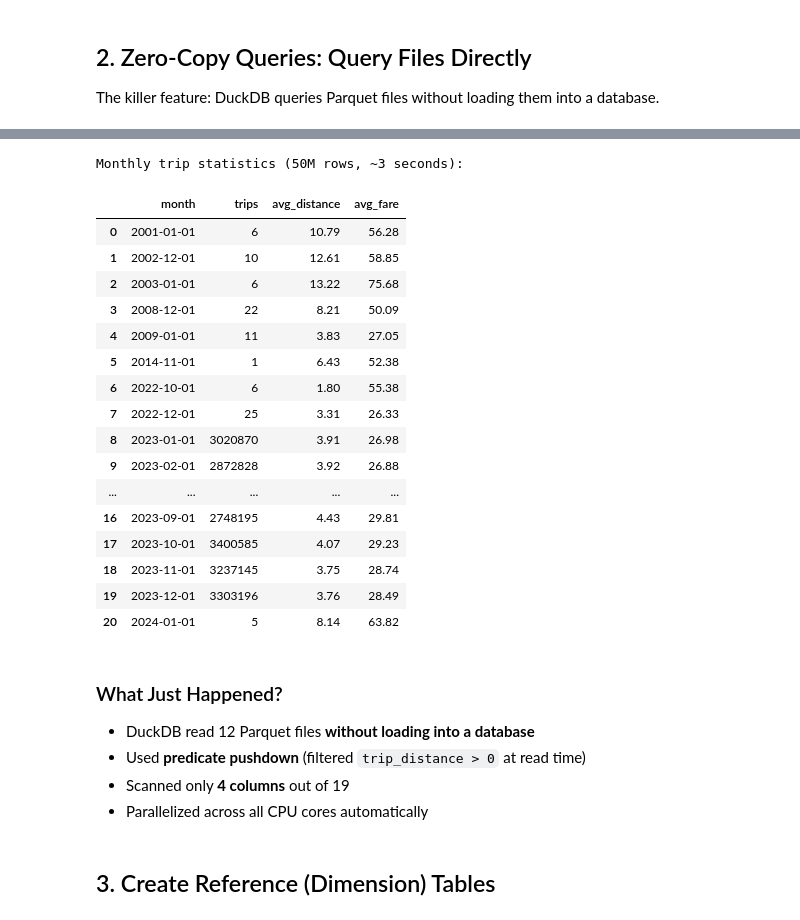
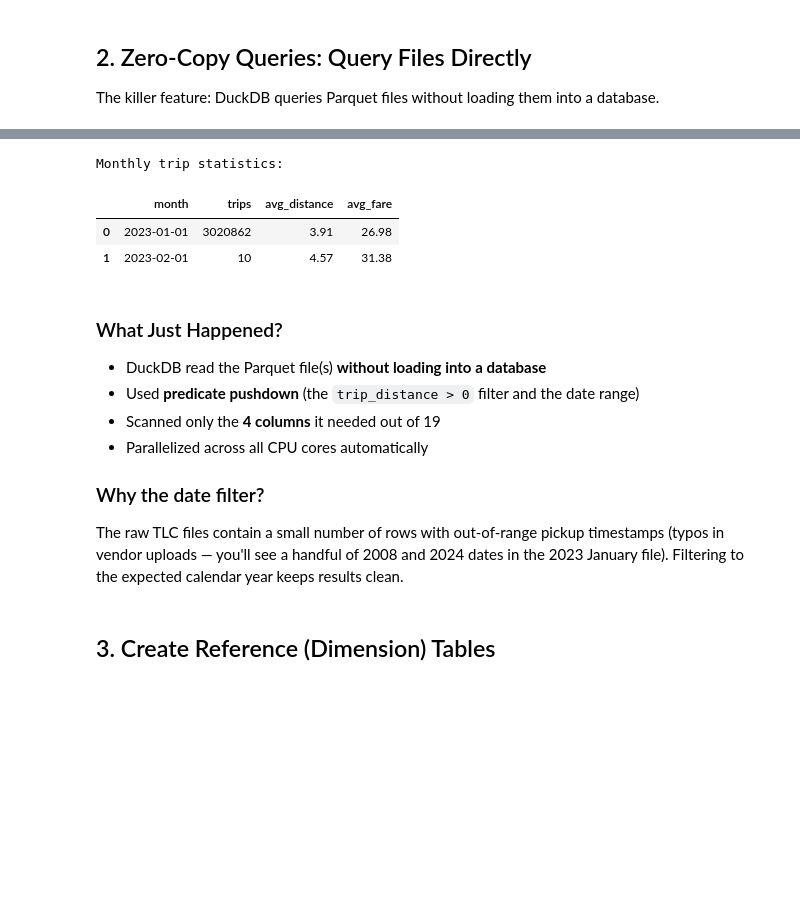
Before and after one commit to arshadansari27/local-first-analytics-code, a Jupyter notebook: chapter-05/chapter_05_duckdb_warehouse.ipynb, the cells around one changed output, grey strips where cells are left out. Drawn from its saved outputs; the diff is of its cells as text; code cells hidden in the pictures; blank space fills up the shorter version.

```diff
--- a/chapter-05/chapter_05_duckdb_warehouse.ipynb
+++ b/chapter-05/chapter_05_duckdb_warehouse.ipynb
@@ -40,23 +46,21 @@ print("✓ Setup complete")
 # %%
 con = duckdb.connect()
 
-# Download all 2023 monthly files and convert to Parquet
-# This grabs ~50M rows total
-for month in range(1, 13):
+MONTHS = [1]  # change to list(range(1, 13)) for the full year (~600MB)
+
+for month in MONTHS:
     url = (
-        f"https://d37ci6vzurychx.cloudfront.net/trip-data/"
-        f"yellow_tripdata_2023-{month:02d}.parquet"
+        f'https://d37ci6vzurychx.cloudfront.net/trip-data/'
+        f'yellow_tripdata_2023-{month:02d}.parquet'
     )
-    output = f"data/raw/taxi/yellow_tripdata_2023-{month:02d}.parquet"
+    output = f'data/raw/taxi/yellow_tripdata_2023-{month:02d}.parquet'
 
     con.execute(f"""
         COPY (
             SELECT * FROM read_parquet('{url}')
         ) TO '{output}' (FORMAT PARQUET, COMPRESSION ZSTD)
     """)
+    print(f'Downloaded month {month}')
 
-    print(f"✓ Downloaded month {month}")
-
-con.close()
-print("\n[COMPLETE] All 12 months downloaded")
+print(f'Total months downloaded: {len(MONTHS)}')
 # %% [output]
@@ -106,47 +73,38 @@ Monthly trip statistics (50M rows, ~3 seconds):
 # %%
-con = duckdb.connect()
-
-# Query all 50M rows across 12 files
+# Aggregate across every Parquet file in the directory.
+# DuckDB does column projection + predicate pushdown automatically.
 result = con.execute("""
     SELECT
         DATE_TRUNC('month', tpep_pickup_datetime) AS month,
         COUNT(*) AS trips,
         ROUND(AVG(trip_distance), 2) AS avg_distance,
         ROUND(AVG(total_amount), 2) AS avg_fare
-    FROM read_parquet('data/raw/taxi/*.parquet', union_by_name=1)
+    FROM read_parquet('data/raw/taxi/yellow_tripdata_*.parquet')
     WHERE trip_distance > 0
+      AND tpep_pickup_datetime >= TIMESTAMP '2023-01-01'
+      AND tpep_pickup_datetime <  TIMESTAMP '2024-01-01'
     GROUP BY 1
     ORDER BY 1
 """).df()
 
-print("Monthly trip statistics (50M rows, ~3 seconds):")
+print('Monthly trip statistics:')
 result
 # %% [output]
-Monthly trip statistics (50M rows, ~3 seconds):
+Monthly trip statistics:
 |  | month | trips | avg_distance | avg_fare |
-| 0 | 2001-01-01 | 6 | 10.79 | 56.28 |
-| 1 | 2002-12-01 | 10 | 12.61 | 58.85 |
-| 2 | 2003-01-01 | 6 | 13.22 | 75.68 |
-| 3 | 2008-12-01 | 22 | 8.21 | 50.09 |
-| 4 | 2009-01-01 | 11 | 3.83 | 27.05 |
-| 5 | 2014-11-01 | 1 | 6.43 | 52.38 |
-| 6 | 2022-10-01 | 6 | 1.80 | 55.38 |
-| 7 | 2022-12-01 | 25 | 3.31 | 26.33 |
-| 8 | 2023-01-01 | 3020870 | 3.91 | 26.98 |
-| 9 | 2023-02-01 | 2872828 | 3.92 | 26.88 |
-| ... | ... | ... | ... | ... |
-| 16 | 2023-09-01 | 2748195 | 4.43 | 29.81 |
-| 17 | 2023-10-01 | 3400585 | 4.07 | 29.23 |
-| 18 | 2023-11-01 | 3237145 | 3.75 | 28.74 |
-| 19 | 2023-12-01 | 3303196 | 3.76 | 28.49 |
-| 20 | 2024-01-01 | 5 | 8.14 | 63.82 |
+| 0 | 2023-01-01 | 3020862 | 3.91 | 26.98 |
+| 1 | 2023-02-01 | 10 | 4.57 | 31.38 |
 # %% [markdown]
 ### What Just Happened?
 
-- DuckDB read 12 Parquet files **without loading into a database**
-- Used **predicate pushdown** (filtered `trip_distance > 0` at read time)
-- Scanned only **4 columns** out of 19
+- DuckDB read the Parquet file(s) **without loading into a database**
+- Used **predicate pushdown** (the `trip_distance > 0` filter and the date range)
+- Scanned only the **4 columns** it needed out of 19
 - Parallelized across all CPU cores automatically
+
+### Why the date filter?
+
+The raw TLC files contain a small number of rows with out-of-range pickup timestamps (typos in vendor uploads — you'll see a handful of 2008 and 2024 dates in the 2023 January file). Filtering to the expected calendar year keeps results clean.
 # %% [markdown]
 ## 3. Create Reference (Dimension) Tables
 # %%
```
Also changed, not shown: parts of 24 cells of this notebook, 12 other files.
